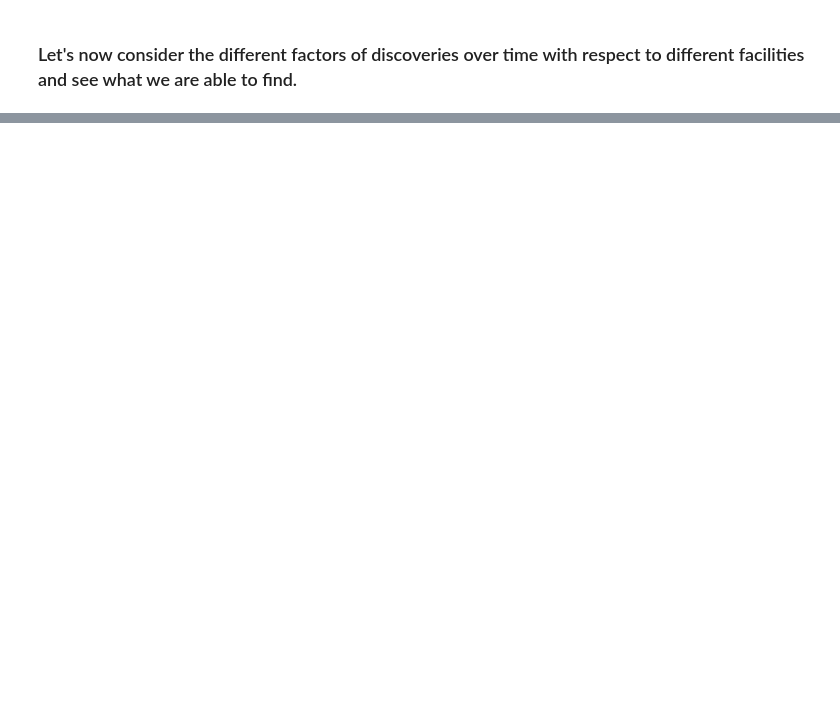
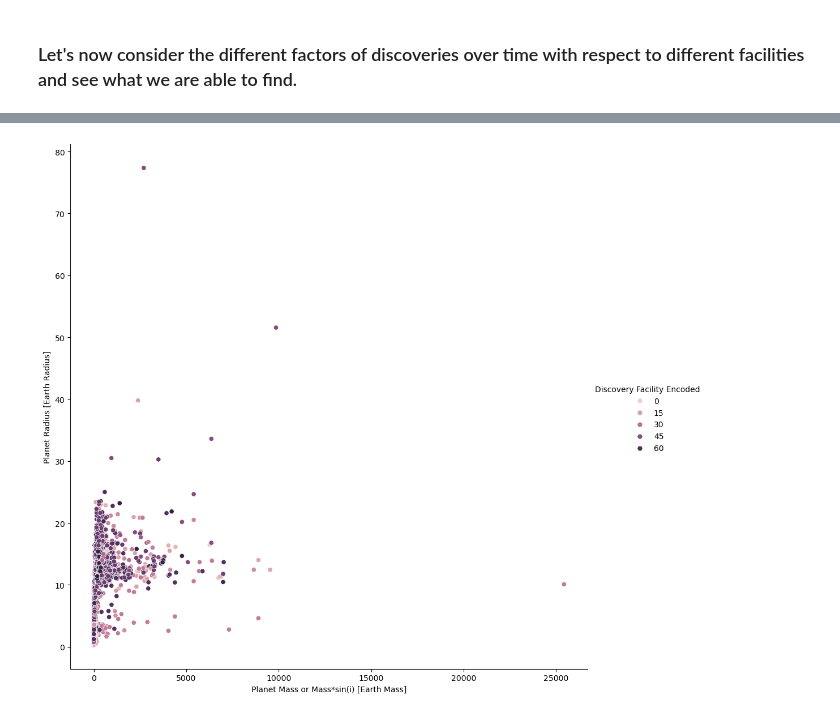
Before and after one commit to joshstantoncodes/Exoplanet-Exploration-Through-Data-Mining, a Jupyter notebook: exoplanetMining.ipynb, the cells around one changed output, grey strips where cells are left out. Saved outputs shown, nothing was run; the diff lists cells and outputs as text; code cells hidden in the pictures; blank space fills up the shorter version.

```diff
--- a/exoplanetMining.ipynb
+++ b/exoplanetMining.ipynb
@@ -260,0 +282,5 @@ facility_finds = exoplanets[[]]
+# %%
+X = facility_finds
+sns.relplot(x='Planet Mass or Mass*sin(i) [Earth Mass]', y='Planet Radius [Earth Radius]', data=X, height=10, hue='Discovery Facility Encoded');
+# %% [output]
+[figure, added]
```
Also changed, not shown: parts of 6 cells of this notebook.
